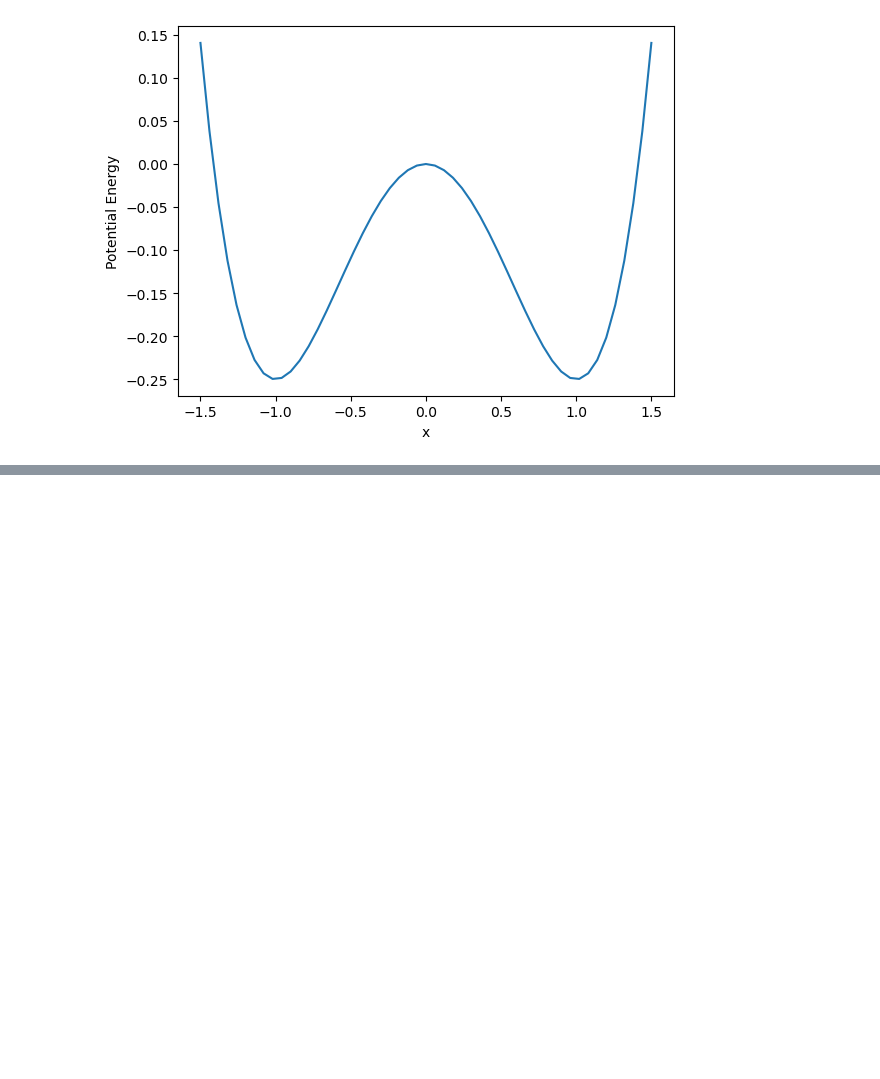
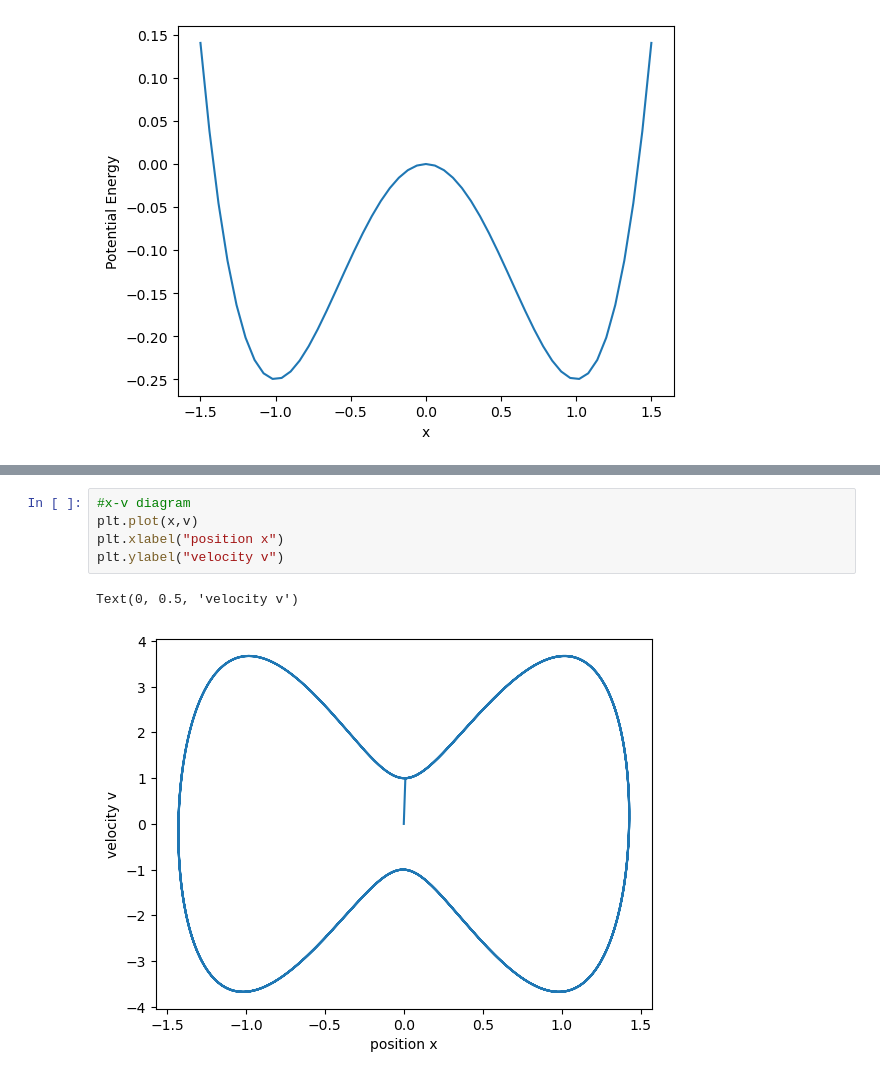
Before and after one commit to ZilD117/Comp-Physics, a Jupyter notebook: class1.ipynb, the cells around one changed output, grey strips where cells are left out. Saved outputs shown, nothing was run; the diff lists cells and outputs as text; blank space fills up the shorter version.

```diff
--- a/class1.ipynb
+++ b/class1.ipynb
@@ -41,0 +54,8 @@ plt.plot(t,x)
+# %%
+#x-v diagram
+plt.plot(x,v)
+plt.xlabel("position x")
+plt.ylabel("velocity v")
+# %% [output]
+Text(0, 0.5, 'velocity v')
+[figure, added]
```
Also changed, not shown: parts of 3 cells of this notebook.
